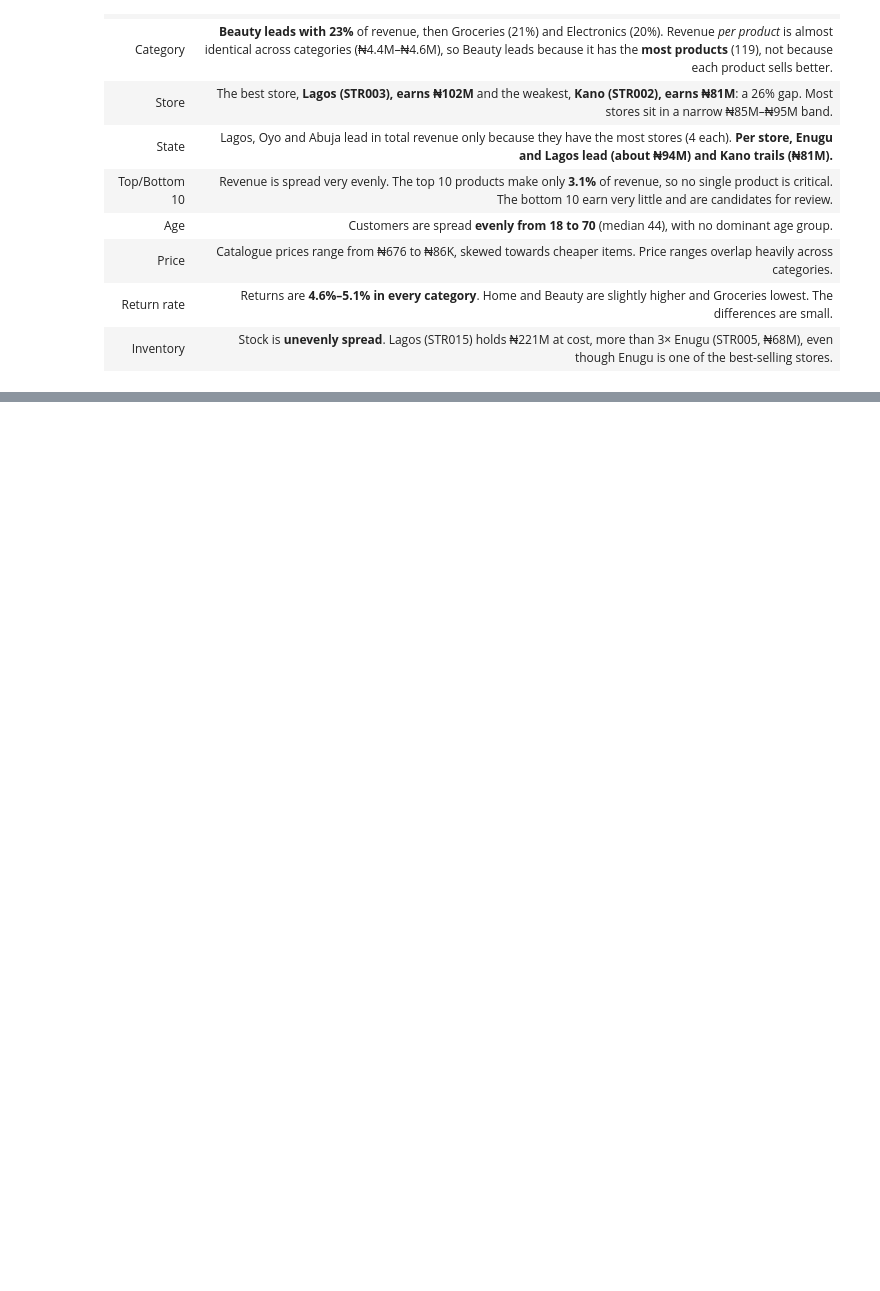
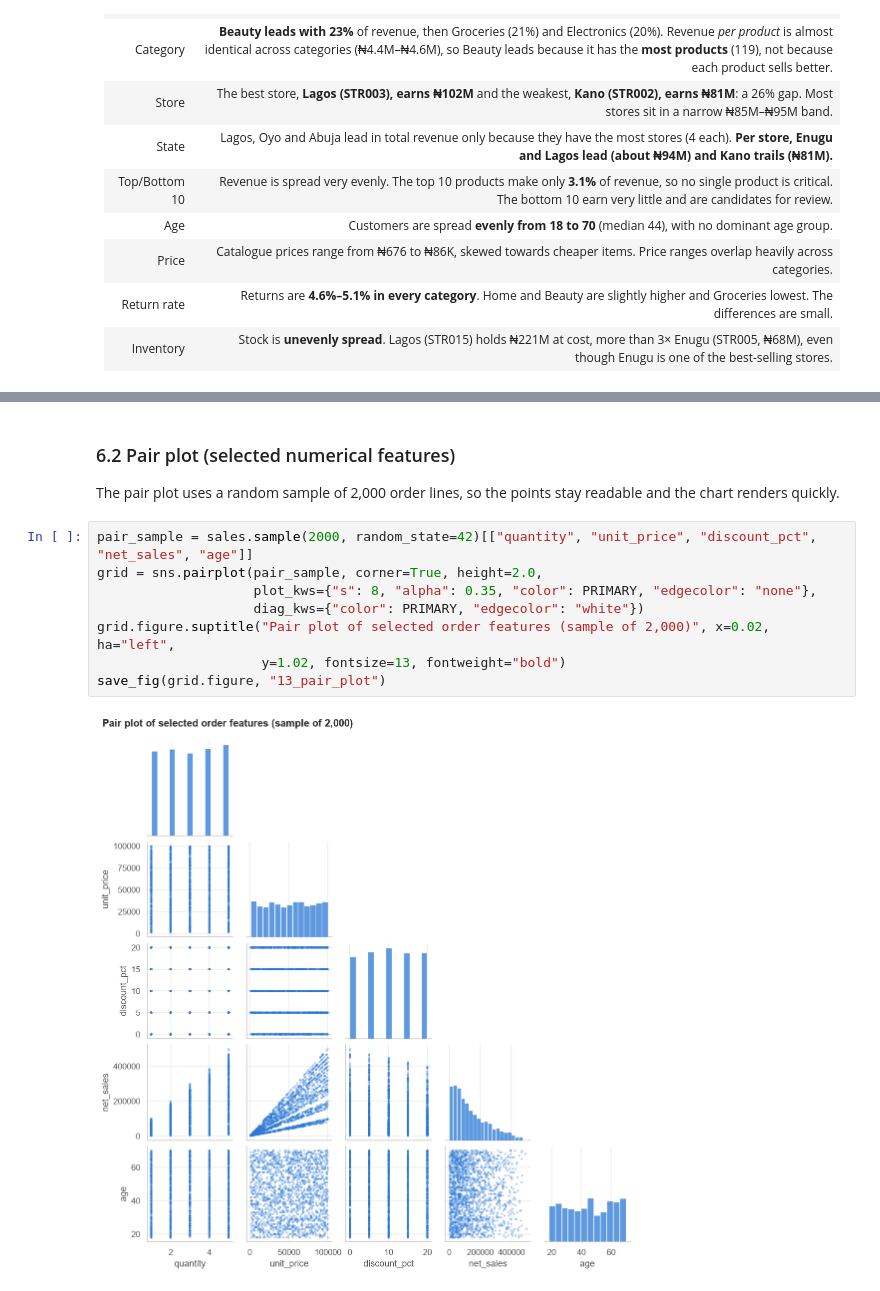
Before and after one commit to Mo-lemi/AnalystLab-Africa-Data-Science, a Jupyter notebook: Week1_DataScience_Project/Week1_EDA.ipynb, the cells around one changed output, grey strips where cells are left out. Saved outputs shown, nothing was run; the diff lists cells and outputs as text; blank space fills up the shorter version.

```diff
--- a/Week1_DataScience_Project/Week1_EDA.ipynb
+++ b/Week1_DataScience_Project/Week1_EDA.ipynb
@@ -1109,0 +1184,15 @@ inv_store.sort_values("stock_value", ascending=False).head()
+# %% [markdown]
+### 6.2 Pair plot (selected numerical features)
+
+The pair plot uses a random sample of 2,000 order lines, so the points stay readable and the
+chart renders quickly.
+# %%
+pair_sample = sales.sample(2000, random_state=42)[["quantity", "unit_price", "discount_pct", "net_sales", "age"]]
+grid = sns.pairplot(pair_sample, corner=True, height=2.0,
+                    plot_kws={"s": 8, "alpha": 0.35, "color": PRIMARY, "edgecolor": "none"},
+                    diag_kws={"color": PRIMARY, "edgecolor": "white"})
+grid.figure.suptitle("Pair plot of selected order features (sample of 2,000)", x=0.02, ha="left",
+                     y=1.02, fontsize=13, fontweight="bold")
+save_fig(grid.figure, "13_pair_plot")
+# %% [output]
+[figure, added]
```
Also changed, not shown: parts of 6 cells of this notebook, 3 other files.
